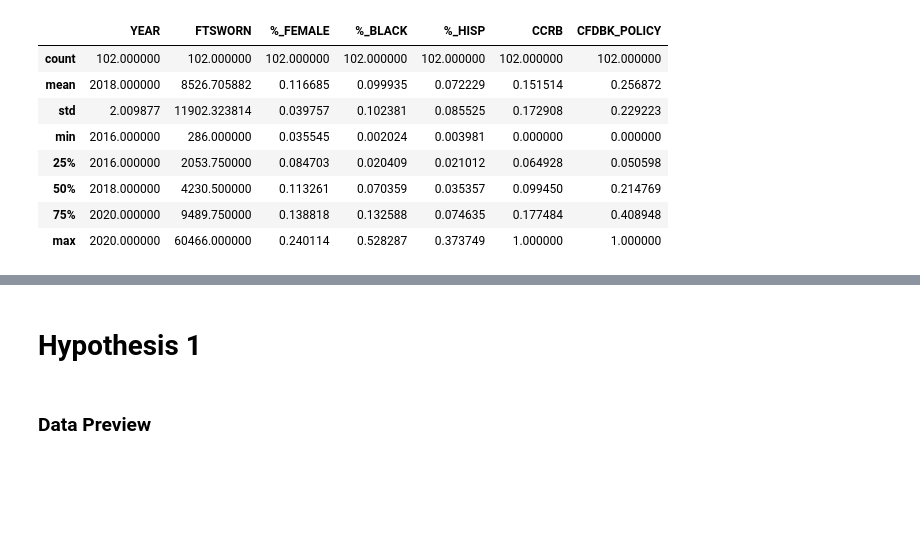
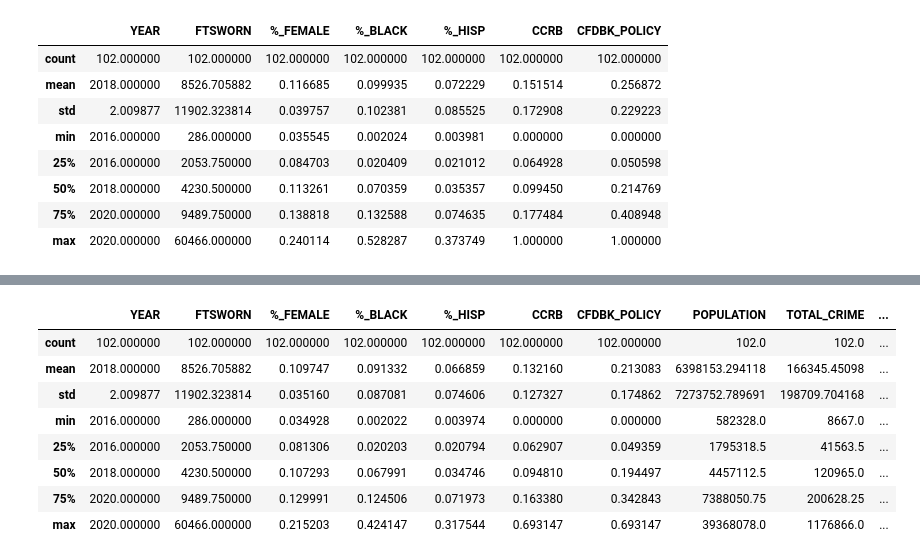
Before and after one commit to manuelarodr/IS597FinalProject, a Jupyter notebook: data_prep.ipynb, the cells around one changed output, grey strips where cells are left out. Drawn from its saved outputs; the diff is of its cells as text; code cells hidden in the pictures; blank space fills up the shorter version.

```diff
--- a/data_prep.ipynb
+++ b/data_prep.ipynb
@@ -67,6 +101,3 @@ data.describe()
 # Calculate Lethal Force Rate by Residents or Crimes
 data['%_FORCE_TO_RESIDENT'] = data['USE_OF_FORCE_COUNT'] * 100000 / data['POPULATION']
 data['%_FORCE_TO_CRIME'] = data['USE_OF_FORCE_COUNT'] * 1000 / data['TOTAL_CRIME']
-data['STD_FORCE_TO_RESIDENT'] = prep.standardize(data['%_FORCE_TO_RESIDENT'])
-data['STD_FORCE_TO_CRIME'] = prep.standardize(data['%_FORCE_TO_CRIME'])
-data
@@ -86,0 +104,9 @@ data
+# %%
+cols_to_log = [
+    '%_FEMALE', '%_BLACK', '%_HISP', 'CCRB',
+    'CFDBK_POLICY', '%_FORCE_TO_RESIDENT', '%_FORCE_TO_CRIME'
+]
+
+log_transformed = data.copy()
+log_transformed[cols_to_log] = log_transformed[cols_to_log].apply(np.log1p)
+log_transformed.info()
@@ -86,0 +131,12 @@ data
+# %%
+log_transformed.describe()
+# %% [output]
+|  | YEAR | FTSWORN | %_FEMALE | %_BLACK | %_HISP | CCRB | CFDBK_POLICY | POPULATION | TOTAL_CRIME | ... |
+| count | 102.000000 | 102.000000 | 102.000000 | 102.000000 | 102.000000 | 102.000000 | 102.000000 | 102.0 | 102.0 | ... |
+| mean | 2018.000000 | 8526.705882 | 0.109747 | 0.091332 | 0.066859 | 0.132160 | 0.213083 | 6398153.294118 | 166345.45098 | ... |
+| std | 2.009877 | 11902.323814 | 0.035160 | 0.087081 | 0.074606 | 0.127327 | 0.174862 | 7273752.789691 | 198709.704168 | ... |
+| min | 2016.000000 | 286.000000 | 0.034928 | 0.002022 | 0.003974 | 0.000000 | 0.000000 | 582328.0 | 8667.0 | ... |
+| 25% | 2016.000000 | 2053.750000 | 0.081306 | 0.020203 | 0.020794 | 0.062907 | 0.049359 | 1795318.5 | 41563.5 | ... |
+| 50% | 2018.000000 | 4230.500000 | 0.107293 | 0.067991 | 0.034746 | 0.094810 | 0.194497 | 4457112.5 | 120965.0 | ... |
+| 75% | 2020.000000 | 9489.750000 | 0.129991 | 0.124506 | 0.071973 | 0.163380 | 0.342843 | 7388050.75 | 200628.25 | ... |
+| max | 2020.000000 | 60466.000000 | 0.215203 | 0.424147 | 0.317544 | 0.693147 | 0.693147 | 39368078.0 | 1176866.0 | ... |
@@ -93,4 +148,0 @@ data_2020 = data[data['YEAR'] == 2020]
-# %% [markdown]
-# Hypothesis 1
-# %% [markdown]
-### Data Preview
```
Also changed, not shown: parts of 27 cells of this notebook.
